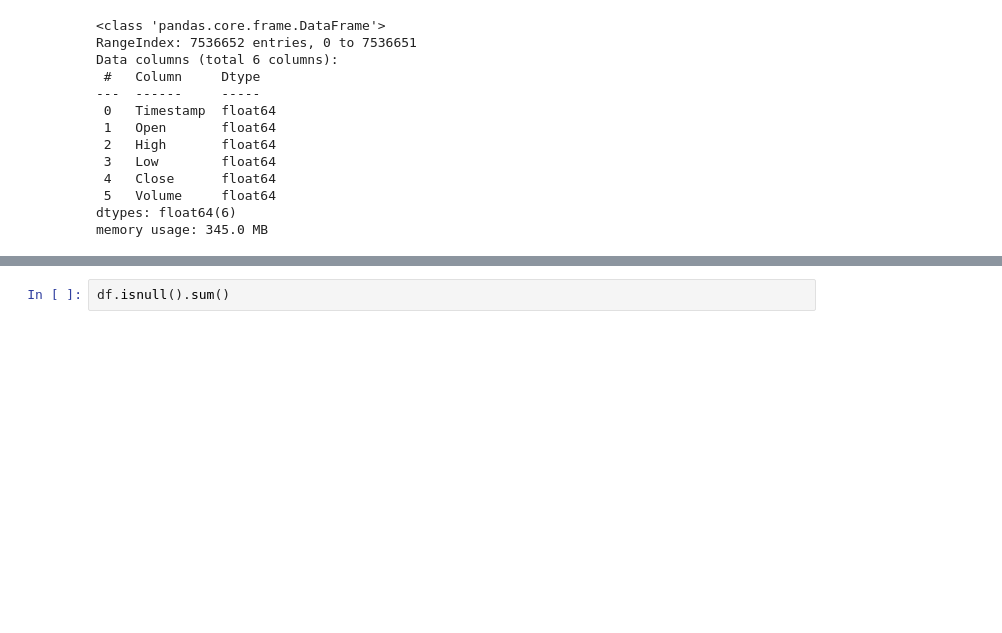
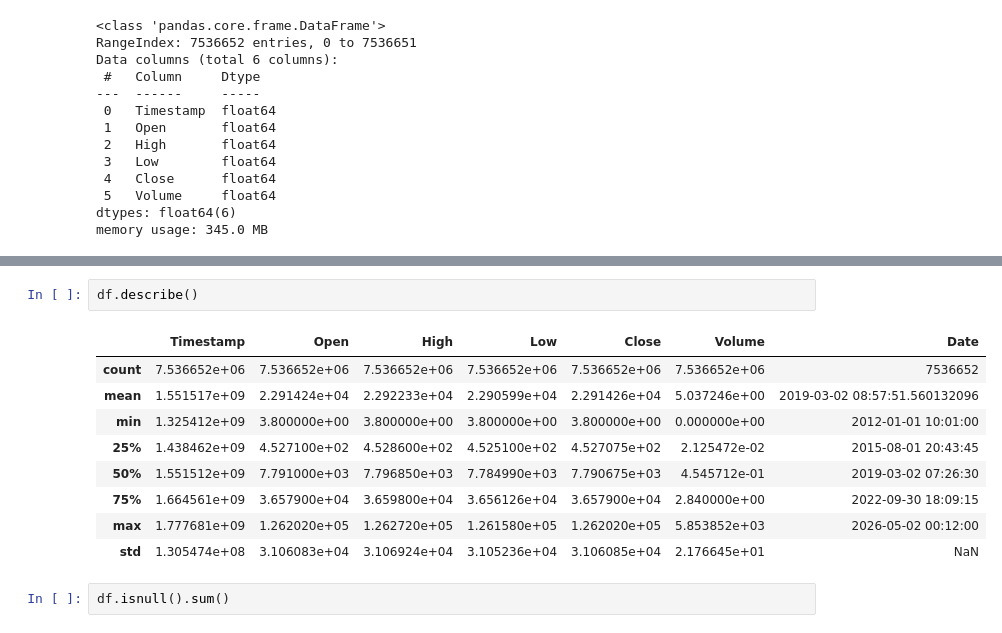
Before and after one commit to kayrasaribay/bitcoin-price-prediction-ML, a Jupyter notebook: notebooks/01_data_loading_and_overview.ipynb.ipynb, the cells around one changed output, grey strips where cells are left out. Drawn from its saved outputs; the diff is of its cells as text; blank space fills up the shorter version.

```diff
--- a/notebooks/01_data_loading_and_overview.ipynb.ipynb
+++ b/notebooks/01_data_loading_and_overview.ipynb.ipynb
@@ -59,3 +88,15 @@ memory usage: 345.0 MB
+# %%
+df.describe()
+# %% [output]
+|  | Timestamp | Open | High | Low | Close | Volume | Date |
+| count | 7.536652e+06 | 7.536652e+06 | 7.536652e+06 | 7.536652e+06 | 7.536652e+06 | 7.536652e+06 | 7536652 |
+| mean | 1.551517e+09 | 2.291424e+04 | 2.292233e+04 | 2.290599e+04 | 2.291426e+04 | 5.037246e+00 | 2019-03-02 08:57:51.560132096 |
+| min | 1.325412e+09 | 3.800000e+00 | 3.800000e+00 | 3.800000e+00 | 3.800000e+00 | 0.000000e+00 | 2012-01-01 10:01:00 |
+| 25% | 1.438462e+09 | 4.527100e+02 | 4.528600e+02 | 4.525100e+02 | 4.527075e+02 | 2.125472e-02 | 2015-08-01 20:43:45 |
+| 50% | 1.551512e+09 | 7.791000e+03 | 7.796850e+03 | 7.784990e+03 | 7.790675e+03 | 4.545712e-01 | 2019-03-02 07:26:30 |
+| 75% | 1.664561e+09 | 3.657900e+04 | 3.659800e+04 | 3.656126e+04 | 3.657900e+04 | 2.840000e+00 | 2022-09-30 18:09:15 |
+| max | 1.777681e+09 | 1.262020e+05 | 1.262720e+05 | 1.261580e+05 | 1.262020e+05 | 5.853852e+03 | 2026-05-02 00:12:00 |
+| std | 1.305474e+08 | 3.106083e+04 | 3.106924e+04 | 3.105236e+04 | 3.106085e+04 | 2.176645e+01 | NaN |
 # %%
 df.isnull().sum()
 # %% [output]
```
Also changed, not shown: parts of 21 cells of this notebook.
